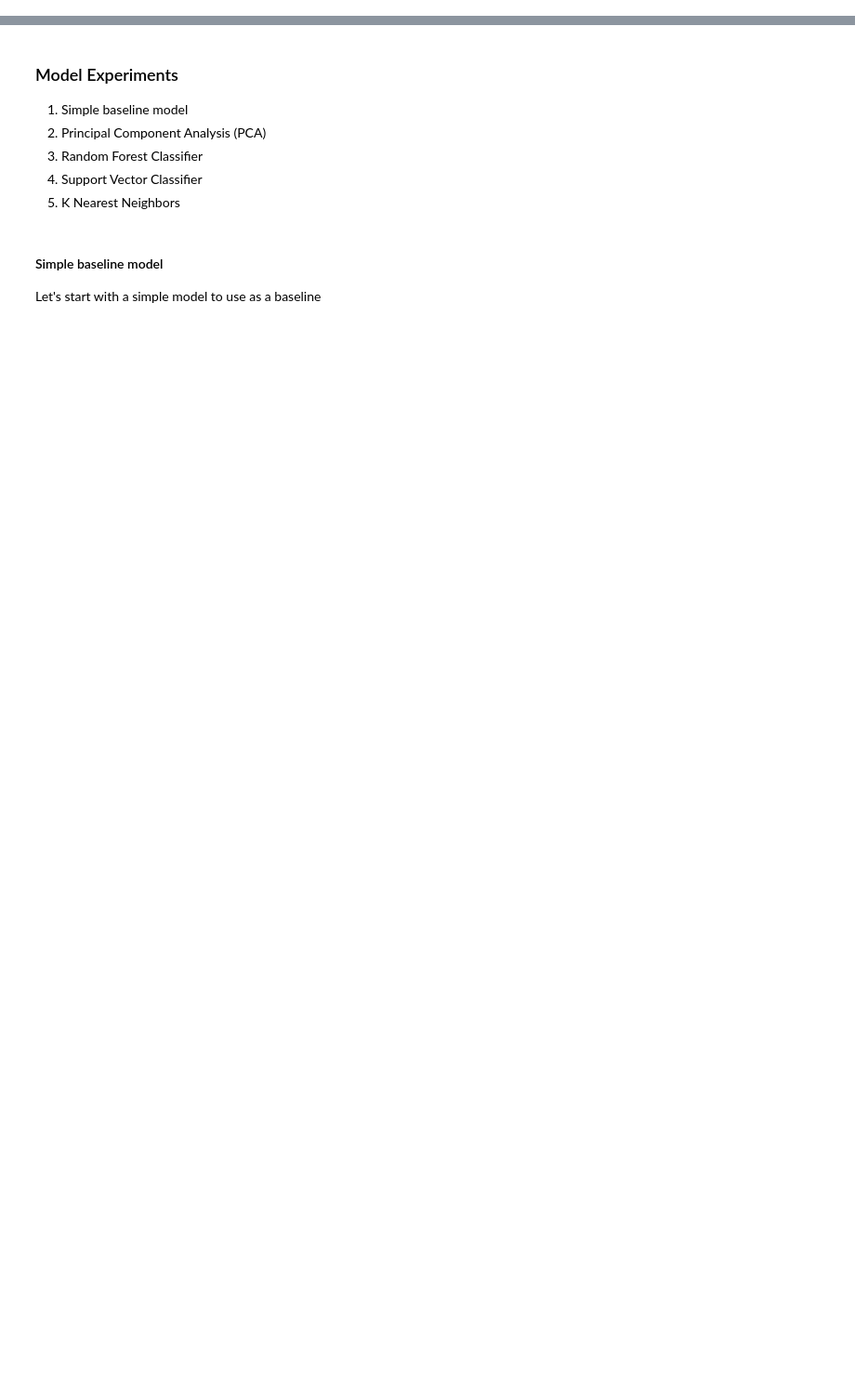
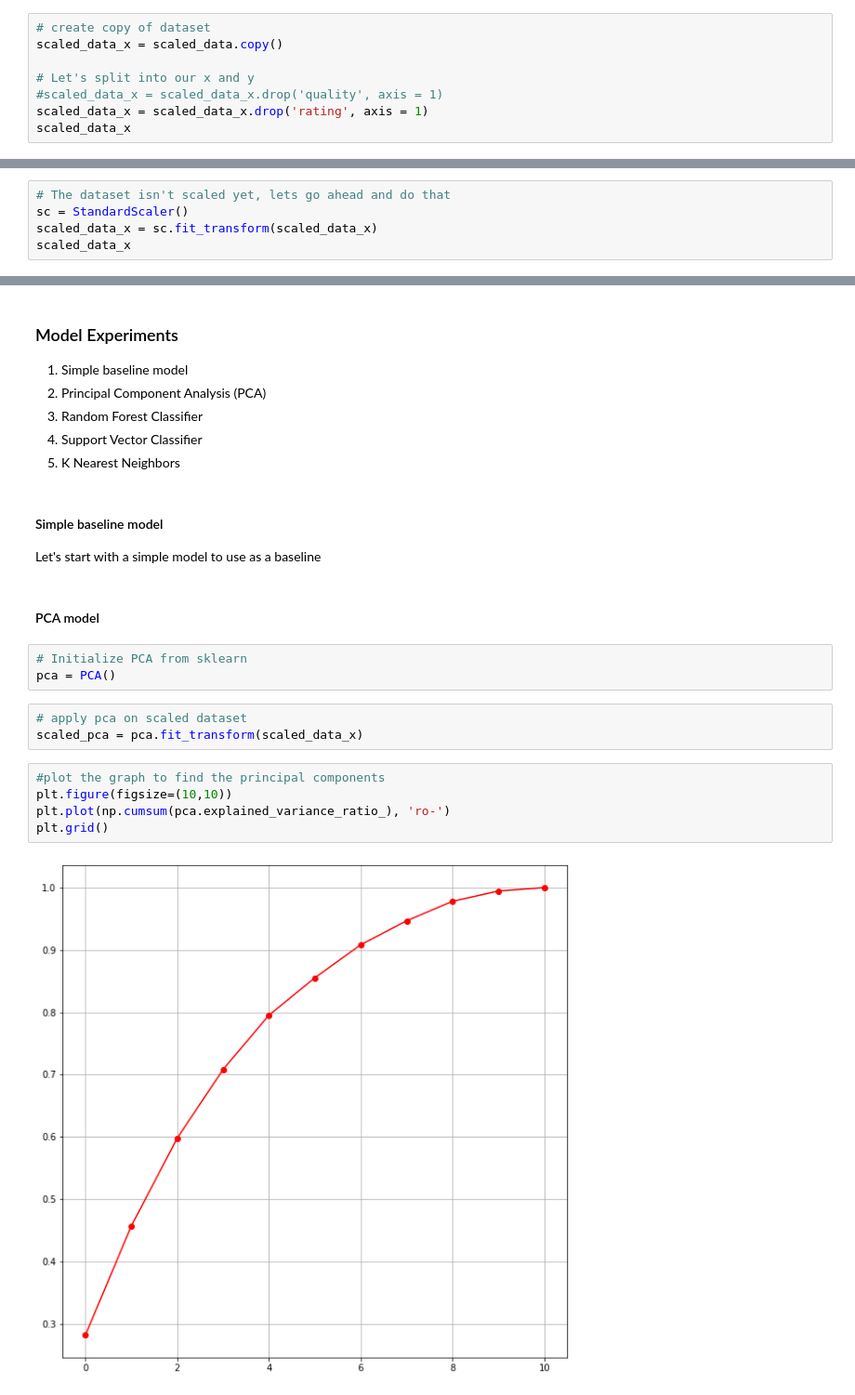
Before and after one commit to Kirlewn/Machine-Learning-Projects, a Jupyter notebook: Regression/red_wine_quality_predictor.ipynb, the cells around one changed output, grey strips where cells are left out. Shown at 93% size. Drawn from its saved outputs; the diff is of its cells as text; blank space fills up the shorter version.

```diff
--- a/Regression/red_wine_quality_predictor.ipynb
+++ b/Regression/red_wine_quality_predictor.ipynb
@@ -358,0 +430,8 @@ Let's create a modified dataset that drops `free sulfur dioxide` and `total sulf
+# %%
+# create copy of dataset
+scaled_data_x = scaled_data.copy()
+
+# Let's split into our x and y
+#scaled_data_x = scaled_data_x.drop('quality', axis = 1)
+scaled_data_x = scaled_data_x.drop('rating', axis = 1)
+scaled_data_x
@@ -358,0 +469,5 @@ Let's create a modified dataset that drops `free sulfur dioxide` and `total sulf
+# %%
+# The dataset isn't scaled yet, lets go ahead and do that
+sc = StandardScaler()
+scaled_data_x = sc.fit_transform(scaled_data_x)
+scaled_data_x
@@ -369,3 +637,18 @@ Let's create a modified dataset that drops `free sulfur dioxide` and `total sulf
 #### Simple baseline model
 
 Let's start with a simple model to use as a baseline
+# %% [markdown]
+#### PCA model
+# %%
+# Initialize PCA from sklearn
+pca = PCA()
+# %%
+# apply pca on scaled dataset
+scaled_pca = pca.fit_transform(scaled_data_x)
+# %%
+#plot the graph to find the principal components
+plt.figure(figsize=(10,10))
+plt.plot(np.cumsum(pca.explained_variance_ratio_), 'ro-')
+plt.grid()
+# %% [output]
+[figure, added]
```
Also changed, not shown: parts of 70 cells of this notebook.
